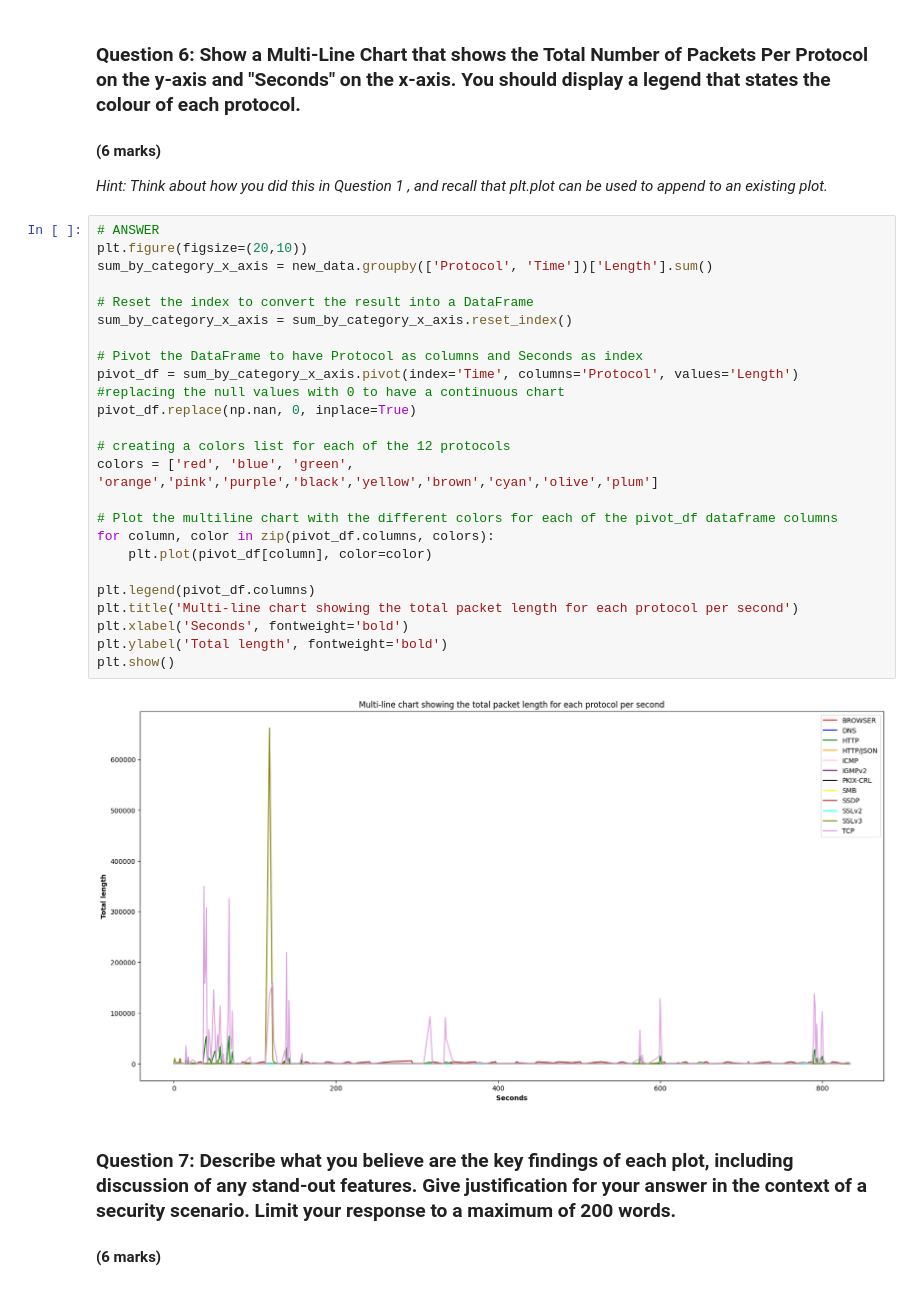
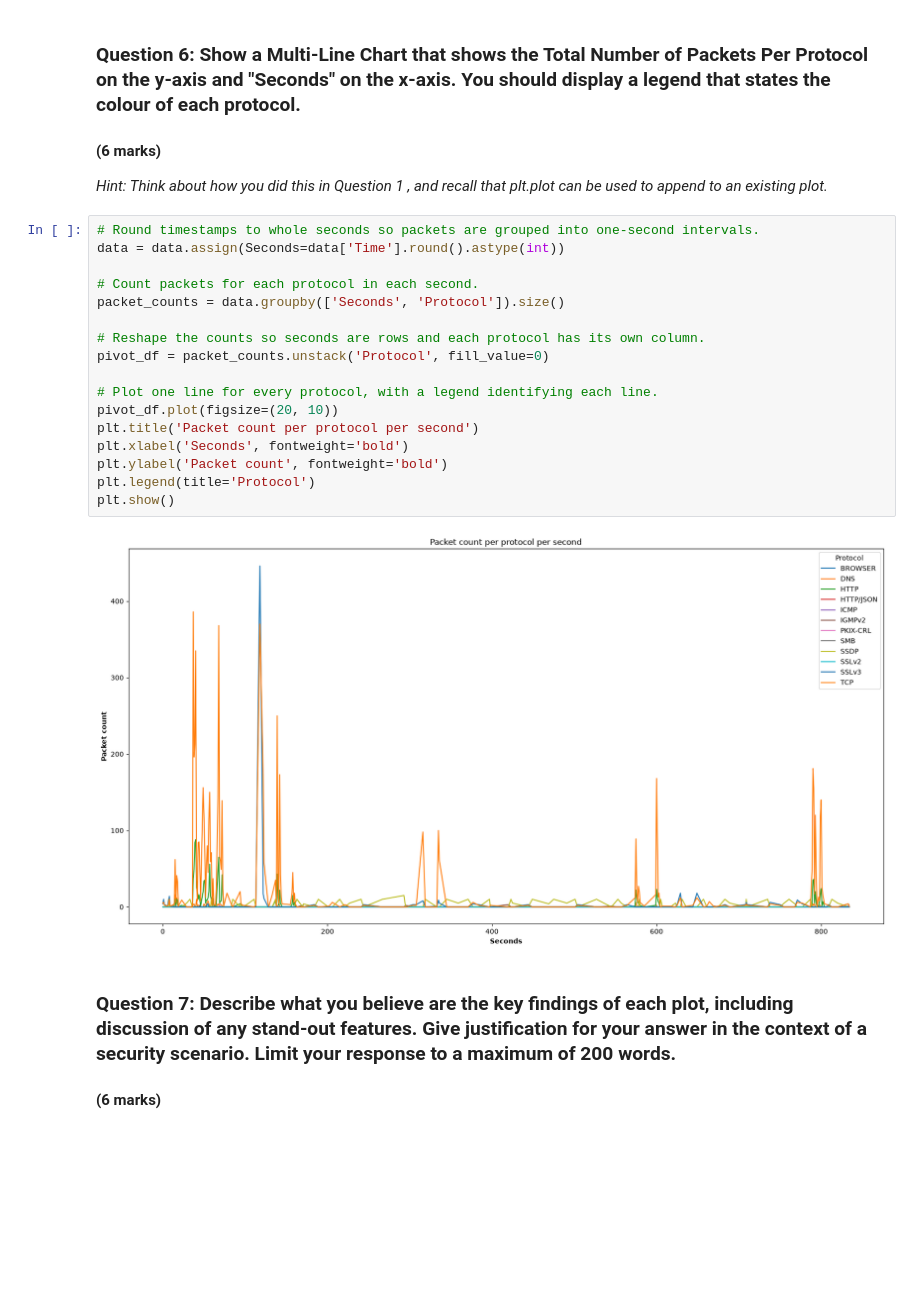
Before and after one commit to Chiko-G3/SDAaV, a Jupyter notebook: Assesment/UFCFEL-15-3-part1-student.ipynb, the cells around one changed output. Drawn from its saved outputs; the diff is of its cells as text; blank space fills up the shorter version.

```diff
--- a/Assesment/UFCFEL-15-3-part1-student.ipynb
+++ b/Assesment/UFCFEL-15-3-part1-student.ipynb
@@ -183,33 +212,25 @@ New_data
 
 #### (6 marks)
 *Hint: Think about how you did this in Question 1 , and recall that plt.plot can be used to append to an existing plot.*
-# %%
-# ANSWER
-plt.figure(figsize=(20,10))
-sum_by_category_x_axis = new_data.groupby(['Protocol', 'Time'])['Length'].sum()
-
-# Reset the index to convert the result into a DataFrame
-sum_by_category_x_axis = sum_by_category_x_axis.reset_index()
-
-# Pivot the DataFrame to have Protocol as columns and Seconds as index
-pivot_df = sum_by_category_x_axis.pivot(index='Time', columns='Protocol', values='Length')
-#replacing the null values with 0 to have a continuous chart
-pivot_df.replace(np.nan, 0, inplace=True)
-
-# creating a colors list for each of the 12 protocols
-colors = ['red', 'blue', 'green', 'orange','pink','purple','black','yellow','brown','cyan','olive','plum']
-
-# Plot the multiline chart with the different colors for each of the pivot_df dataframe columns
-for column, color in zip(pivot_df.columns, colors):
-    plt.plot(pivot_df[column], color=color)
-
-plt.legend(pivot_df.columns)
-plt.title('Multi-line chart showing the total packet length for each protocol per second')
-plt.xlabel('Seconds', fontweight='bold')
-plt.ylabel('Total length', fontweight='bold')
-plt.show()
-# %% [output]
-[figure, removed]
+# %%
+# Round timestamps to whole seconds so packets are grouped into one-second intervals.
+data = data.assign(Seconds=data['Time'].round().astype(int))
+
+# Count packets for each protocol in each second.
+packet_counts = data.groupby(['Seconds', 'Protocol']).size()
+
+# Reshape the counts so seconds are rows and each protocol has its own column.
+pivot_df = packet_counts.unstack('Protocol', fill_value=0)
+
+# Plot one line for every protocol, with a legend identifying each line.
+pivot_df.plot(figsize=(20, 10))
+plt.title('Packet count per protocol per second')
+plt.xlabel('Seconds', fontweight='bold')
+plt.ylabel('Packet count', fontweight='bold')
+plt.legend(title='Protocol')
+plt.show()
+# %% [output]
+[figure, added]
 # %% [markdown]
 ### Question 7: Describe what you believe are the key findings of each plot, including discussion of any stand-out features. Give justification for your answer in the context of a security scenario. Limit your response to a maximum of 200 words.
 
```
Also changed, not shown: parts of 9 cells of this notebook.
